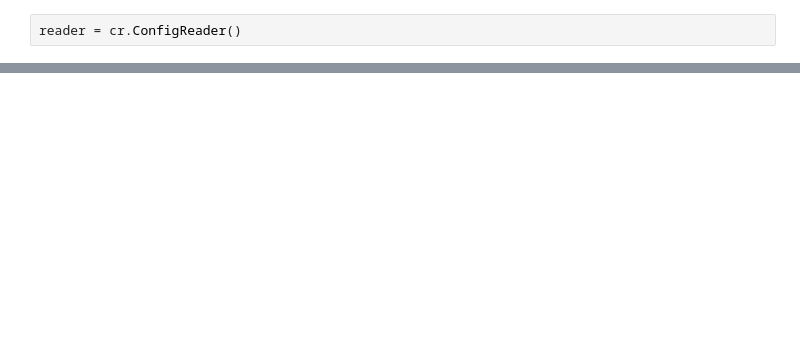
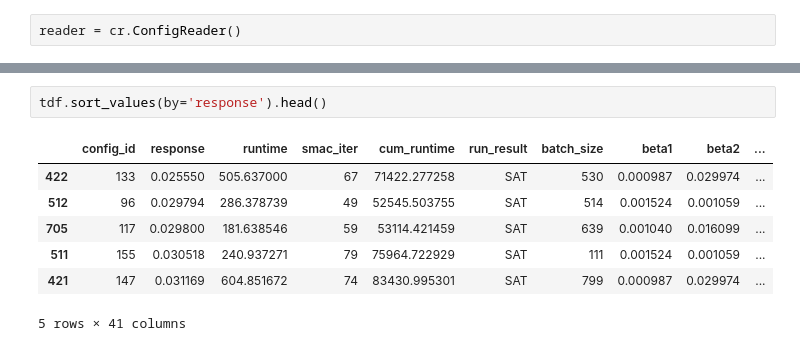
Before and after one commit to hmendozap/master-arbeit-projects, a Jupyter notebook: plotting_param_distros/Quick_Test_Runs_Analysis.ipynb, the cells around one changed output, grey strips where cells are left out. Saved outputs shown, nothing was run; the diff lists cells and outputs as text; blank space fills up the shorter version.

```diff
--- a/plotting_param_distros/Quick_Test_Runs_Analysis.ipynb
+++ b/plotting_param_distros/Quick_Test_Runs_Analysis.ipynb
@@ -81,0 +56,10 @@ Name: 10, dtype: object
+# %%
+tdf.sort_values(by='response').head()
+# %% [output]
+|  | config_id | response | runtime | smac_iter | cum_runtime | run_result | batch_size | beta1 | beta2 | ... |
+| 422 | 133 | 0.025550 | 505.637000 | 67 | 71422.277258 | SAT | 530 | 0.000987 | 0.029974 | ... |
+| 512 | 96 | 0.029794 | 286.378739 | 49 | 52545.503755 | SAT | 514 | 0.001524 | 0.001059 | ... |
+| 705 | 117 | 0.029800 | 181.638546 | 59 | 53114.421459 | SAT | 639 | 0.001040 | 0.016099 | ... |
+| 511 | 155 | 0.030518 | 240.937271 | 79 | 75964.722929 | SAT | 111 | 0.001524 | 0.001059 | ... |
+| 421 | 147 | 0.031169 | 604.851672 | 74 | 83430.995301 | SAT | 799 | 0.000987 | 0.029974 | ... |
+5 rows × 41 columns
```
Also changed, not shown: parts of 13 cells of this notebook, 1 other file.
